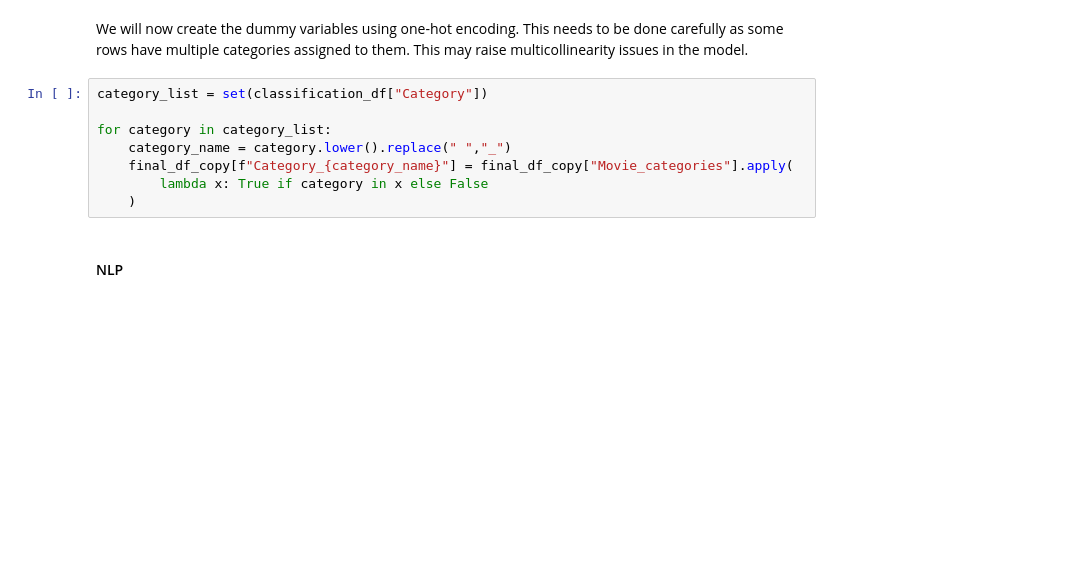
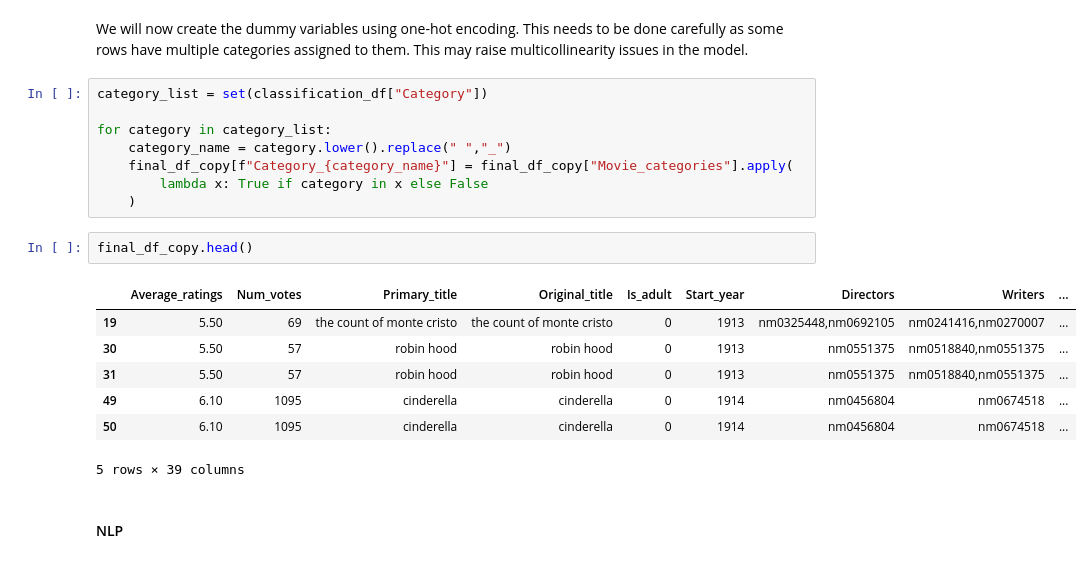
Before and after one commit to epfl-ada/ada-2024-project-kungfupandas24, a Jupyter notebook: results.ipynb, the cells around one changed output. Cells and saved outputs as stored; diff of their text form; blank space fills up the shorter version.

```diff
--- a/results.ipynb
+++ b/results.ipynb
@@ -815,6 +1022,16 @@ for category in category_list:
     final_df_copy[f"Category_{category_name}"] = final_df_copy["Movie_categories"].apply(
         lambda x: True if category in x else False
     )
+# %%
+final_df_copy.head()
+# %% [output]
+|  | Average_ratings | Num_votes | Primary_title | Original_title | Is_adult | Start_year | Directors | Writers | ... |
+| 19 | 5.50 | 69 | the count of monte cristo | the count of monte cristo | 0 | 1913 | nm0325448,nm0692105 | nm0241416,nm0270007 | ... |
+| 30 | 5.50 | 57 | robin hood | robin hood | 0 | 1913 | nm0551375 | nm0518840,nm0551375 | ... |
+| 31 | 5.50 | 57 | robin hood | robin hood | 0 | 1913 | nm0551375 | nm0518840,nm0551375 | ... |
+| 49 | 6.10 | 1095 | cinderella | cinderella | 0 | 1914 | nm0456804 | nm0674518 | ... |
+| 50 | 6.10 | 1095 | cinderella | cinderella | 0 | 1914 | nm0456804 | nm0674518 | ... |
+5 rows × 39 columns
 # %% [markdown]
 #### NLP
 # %%
```
Also changed, not shown: parts of 52 cells of this notebook.
